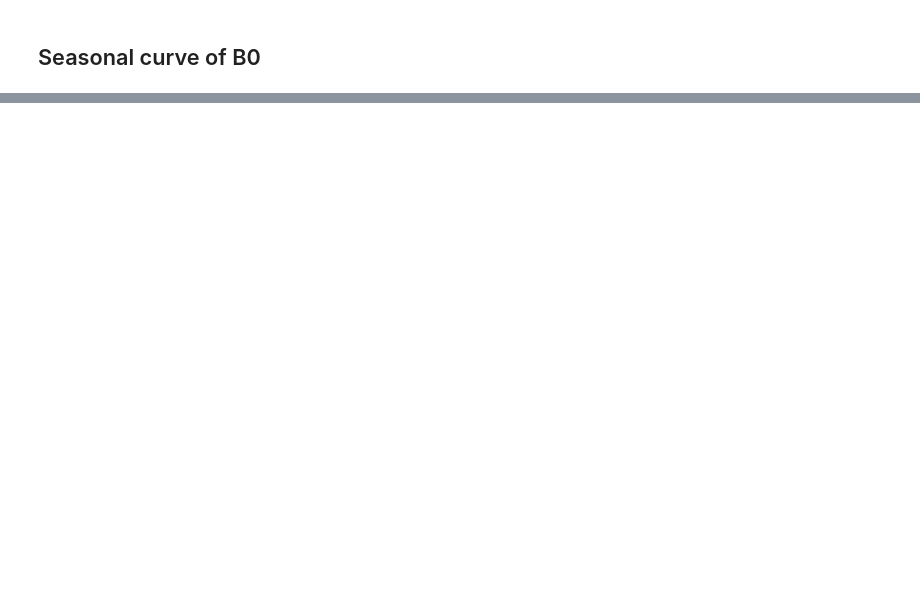
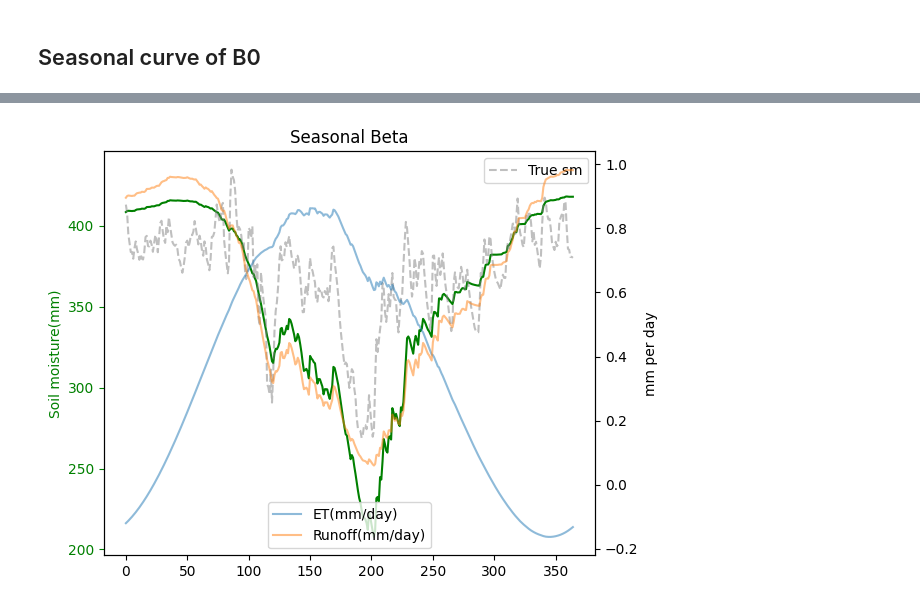
Before and after one commit to JohannaTrost/VegSWBM, a Jupyter notebook: src/p_selection.ipynb, the cells around one changed output, grey strips where cells are left out. Saved outputs shown, nothing was run; the diff lists cells and outputs as text; code cells hidden in the pictures; blank space fills up the shorter version.

```diff
--- a/src/p_selection.ipynb
+++ b/src/p_selection.ipynb
@@ -340,0 +384,14 @@ plt.show()
+# %%
+fig, ax = plt.subplots()
+ax.set_title('Seasonal Beta')
+ax, ax2 = plot_time_series(single_preds['b0']['sm'][year_mask],
+                           single_preds['b0']['le'][year_mask],
+                           single_preds['b0']['ro'][year_mask], ax)
+ax.plot(range(365), input_swbm['sm'][year_mask] * 1000, label='True sm',
+        linestyle='dashed', color='grey', alpha=0.5)
+ax.set_ylabel('Soil moisture(mm)')
+ax.legend()
+ax2.legend()
+plt.tight_layout()
+# %% [output]
+[figure, added]
```
Also changed, not shown: parts of 10 cells of this notebook, 3 other files.
